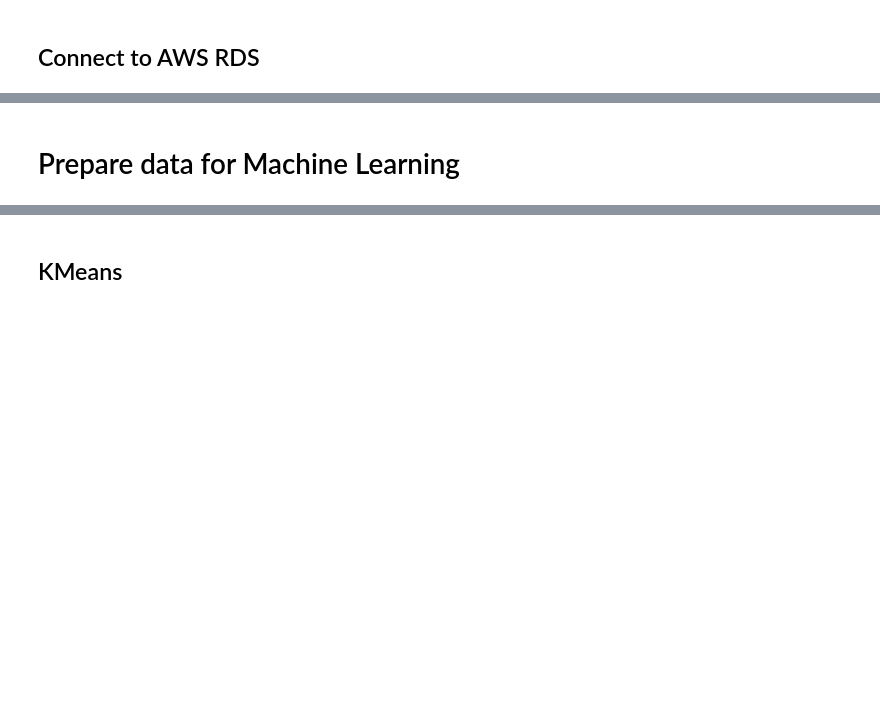
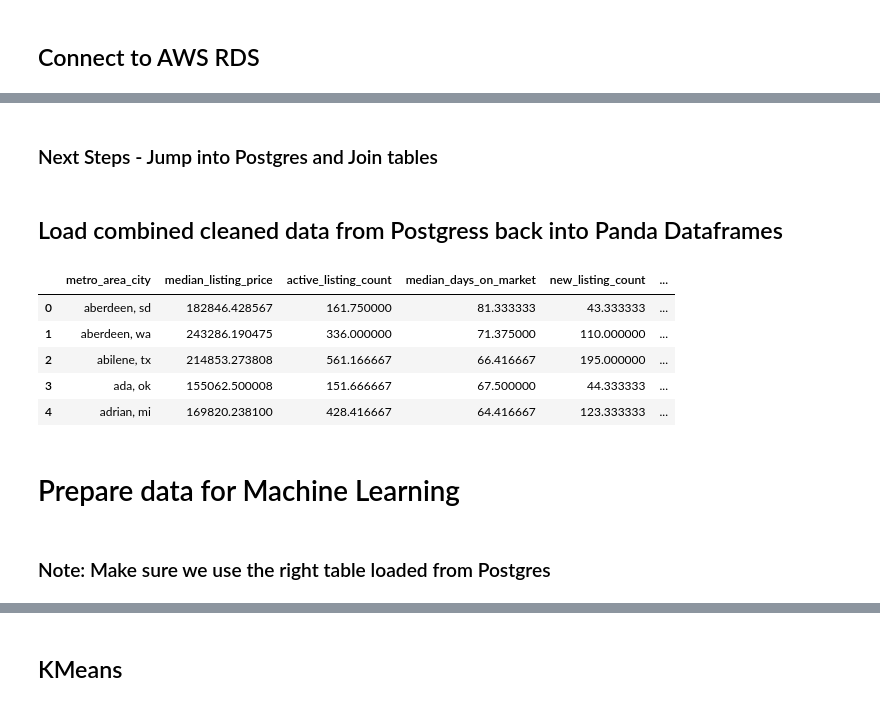
Before and after one commit to marke0816/Sleeper_Cities, a Jupyter notebook: jupyter_notebooks/aws_sleeper_cities.ipynb, the cells around one changed output, grey strips where cells are left out. Drawn from its saved outputs; the diff is of its cells as text; code cells hidden in the pictures; blank space fills up the shorter version.

```diff
--- a/jupyter_notebooks/aws_sleeper_cities.ipynb
+++ b/jupyter_notebooks/aws_sleeper_cities.ipynb
@@ -185,2 +193,19 @@ ml_housing_income_pop_df.head()
+# %% [markdown]
+### Next Steps - Jump into Postgres and Join tables
+# %% [markdown]
+## Load combined cleaned data from Postgress back into Panda Dataframes
+# %%
+# read a table from database into pandas dataframe, replace "tablename" with your table name
+housing_income_pop_df = pd.read_sql_table('housing_income_pop_data',engine)
+housing_income_pop_df.head()
+# %% [output]
+|  | metro_area_city | median_listing_price | active_listing_count | median_days_on_market | new_listing_count | ... |
+| 0 | aberdeen, sd | 182846.428567 | 161.750000 | 81.333333 | 43.333333 | ... |
+| 1 | aberdeen, wa | 243286.190475 | 336.000000 | 71.375000 | 110.000000 | ... |
+| 2 | abilene, tx | 214853.273808 | 561.166667 | 66.416667 | 195.000000 | ... |
+| 3 | ada, ok | 155062.500008 | 151.666667 | 67.500000 | 44.333333 | ... |
+| 4 | adrian, mi | 169820.238100 | 428.416667 | 64.416667 | 123.333333 | ... |
 # %% [markdown]
 # Prepare data for Machine Learning
+# %% [markdown]
+### Note: Make sure we use the right table loaded from Postgres
```
Also changed, not shown: parts of 41 cells of this notebook, 6 other files.
